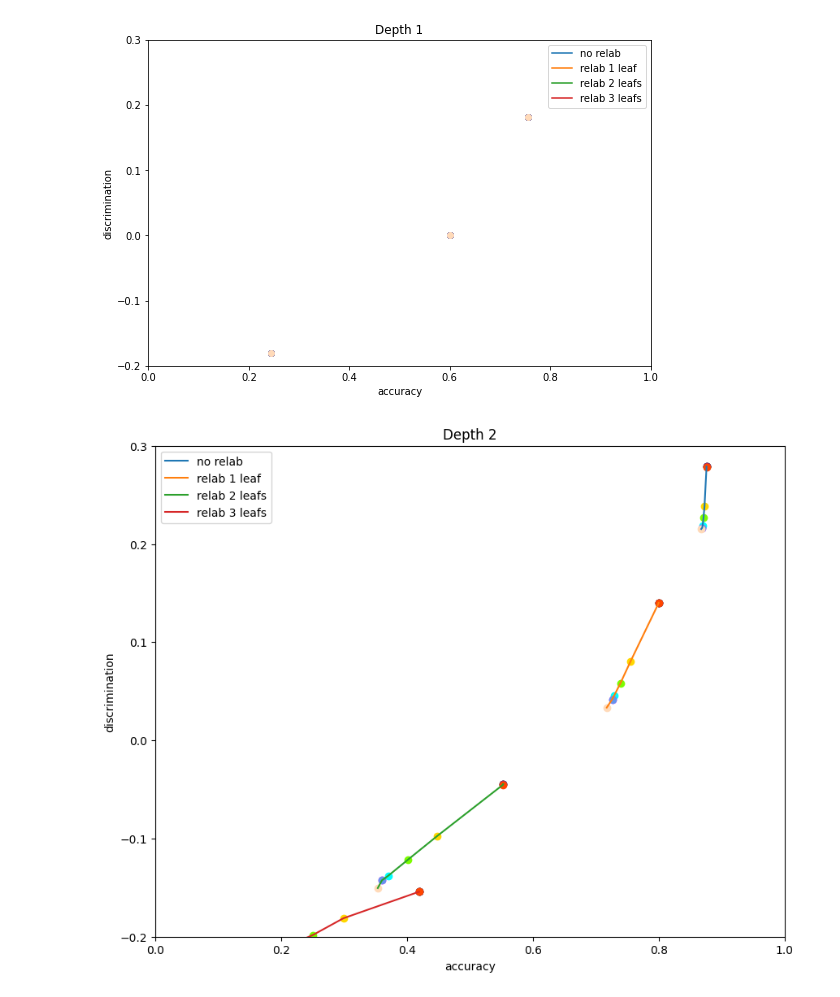
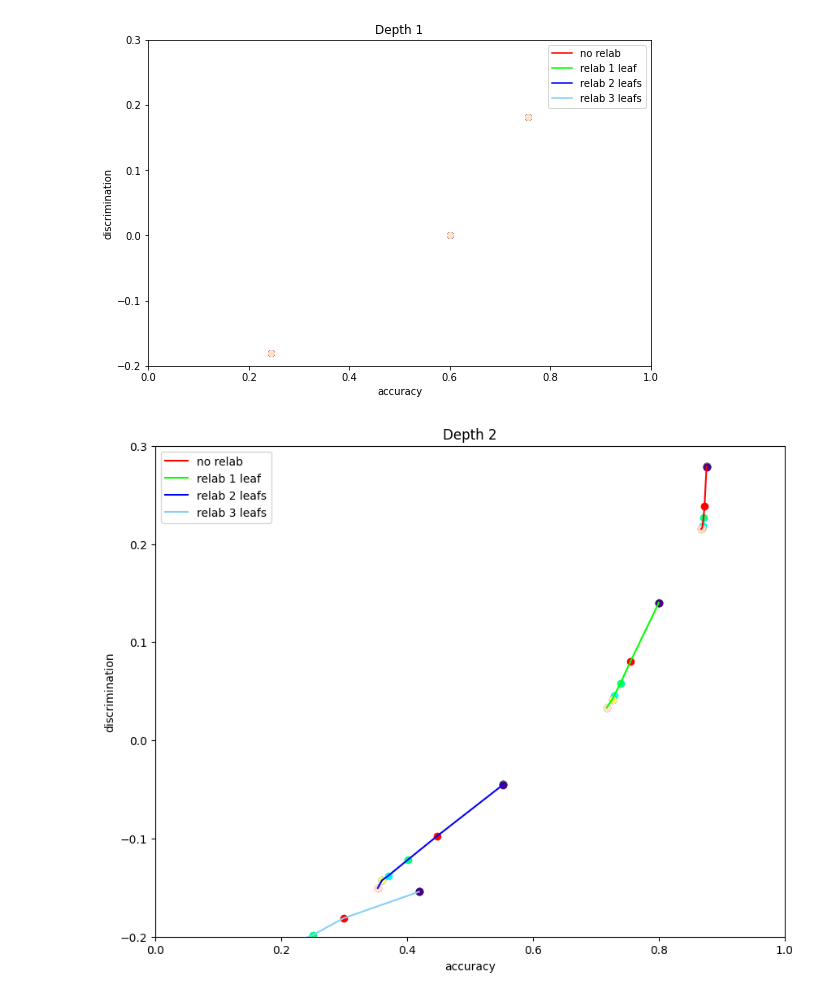
Before and after one commit to Hadyark/Masters-thesis_How-to-find-Decision-Trees-that-are-Optimal, a Jupyter notebook: MyCode/relab_graph.ipynb, the cells around one changed output. Saved outputs shown, nothing was run; the diff lists cells and outputs as text; code cells hidden in the pictures.

```diff
--- a/MyCode/relab_graph.ipynb
+++ b/MyCode/relab_graph.ipynb
@@ -293,0 +198,3 @@ df
+# %%
+df = pandas.read_csv('save/'+FILE_NAME+'.csv')
+df
@@ -294,40 +215,48 @@ df
+# %%
+_COLORS11 = ['#8b4513', '#006400', '#4682b4', '#4b0082', '#ff0000', '#00ff7f', '#00ffff', '#0000ff', '#ffff54',
+             '#ff1493', '#ffe4c4']
+_COLORS4 = ['#ff0000', '#00ff00', '#0000ff', '#87cefa']
+_COLORS5 = ['#008080', '#ffa500', '#00ff00', '#0000ff', '#ff1493']
+_COLORS7 = ['#2e8b57', '#ff0000', '#ffd700', '#c71585', '#00ff00', '#0000ff', '#1e90ff']
+_COLORS10 = ['#006400', '#00008b', '#b03060', '#ff4500', '#ffd700', '#7cfc00', '#00ffff', '#ff00ff', '#6495ed',
+          '#ffdab9']
 # %%
-colors = ['#006400', '#00008b', '#b03060', '#ff4500', '#ffd700', '#7cfc00', '#00ffff', '#ff00ff', '#6495ed',
-          '#ffdab9']
 legends = ['no relab', 'relab 1 leaf', 'relab 2 leafs', 'relab 3 leafs']
 fig, axes = plt.subplots()
+colors11 = _COLORS11.copy()
+colors4 = _COLORS4.copy()
 for depth in df['depth'].unique():
     index_legends = 0
     for x_axe, y_axe in [('accuracy_train', 'discrimination_train_pred'), ('accuracy_relab_1', 'discrimination_relab_1'), ('accuracy_relab_2', 'discrimination_relab_2'), ('accuracy_relab_3', 'discrimination_relab_3')]:
         index_color = 0
         y_values = list()
         x_values = list()
         for k in df['k'].unique():
             tmp = df.loc[(df["k"] == k) & (df["depth"] == depth)]
             x_values.append(tmp[x_axe].mean())
             y_values.append(tmp[y_axe].mean())
 
-            plt.scatter(tmp[x_axe].mean(), tmp[y_axe].mean(), c=colors[index_color])
+            plt.scatter(tmp[x_axe].mean(), tmp[y_axe].mean(), c=colors11[index_color])
             """
             plt.annotate(k, # this is the text
                          (tmp[x_axe].mean(), tmp[y_axe].mean()), # these are the coordinates to position the label
                          textcoords="offset points", # how to position the text
                          xytext=(0,10), # distance from text to points (x,y)
                          ha='center')
             """
             index_color +=1
 
-        plt.plot(x_values, y_values, label=legends[index_legends])
+        plt.plot(x_values, y_values, label=legends[index_legends], c=colors4[index_legends])
         index_legends +=1
     plt.rcParams.update({'figure.figsize':(10,8), 'figure.dpi':100})
     plt.title(f'Depth {depth}')
     plt.ylabel('discrimination')
     plt.xlabel('accuracy')
     plt.ylim(-0.2, 0.3)
     plt.xlim(0, 1)
     plt.legend()
 
     plt.show()
 # %% [output]
-[figure, old version]
+[figure, new version]
-[figure, old version]
+[figure, new version]
```
Also changed, not shown: parts of 18 cells of this notebook, 18 other files.
